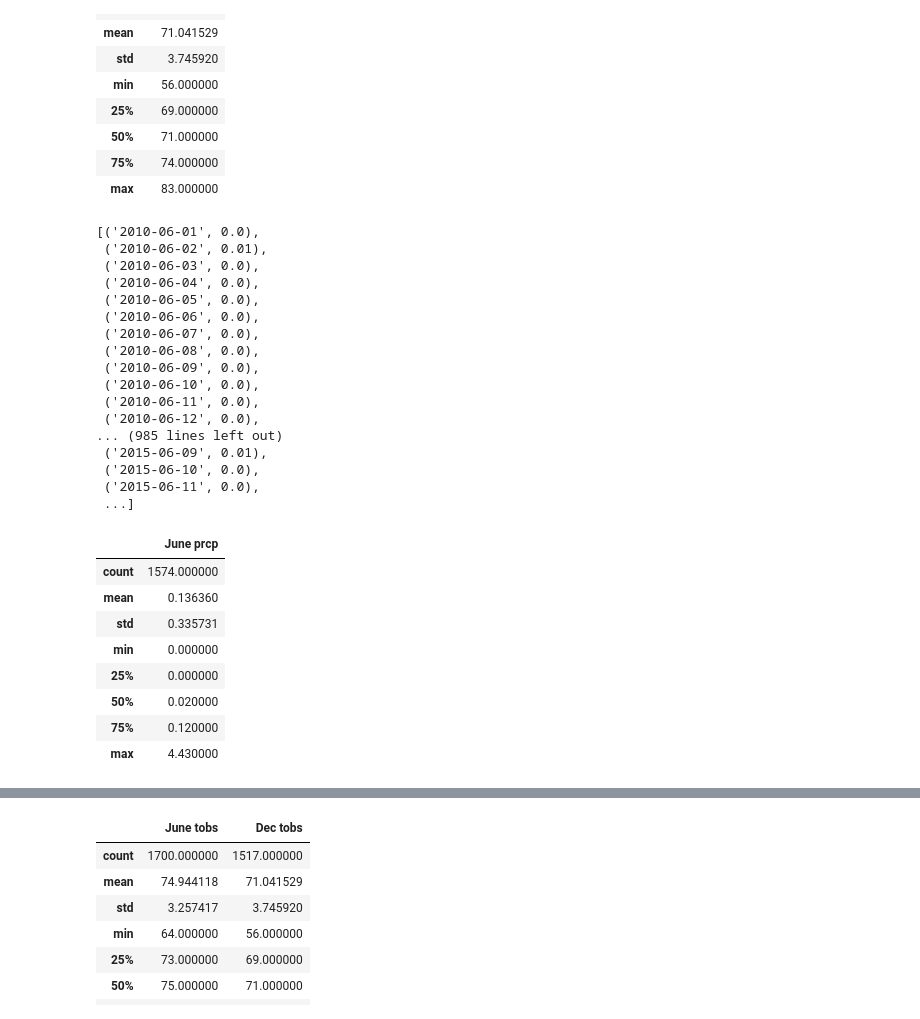
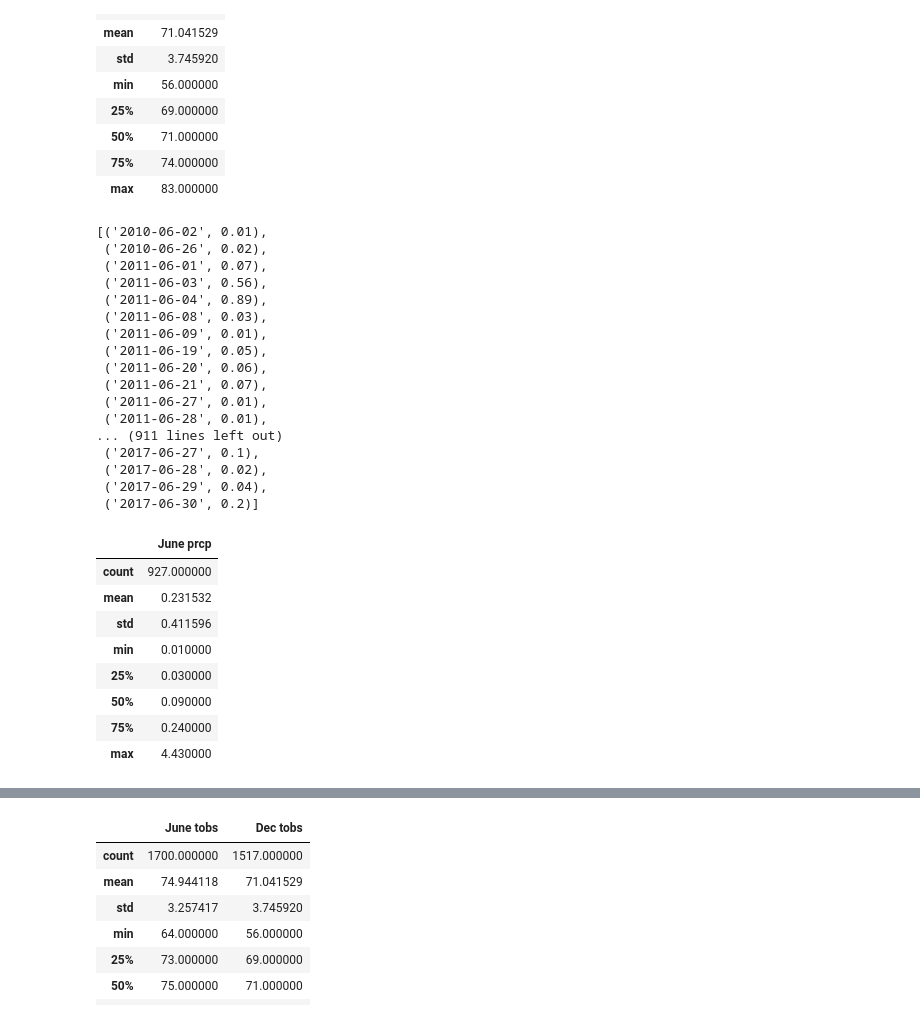
Before and after one commit to Tracari/surfs_up, a Jupyter notebook: SurfsUp_Challenge.ipynb, the cells around one changed output, grey strips where cells are left out. Saved outputs shown, nothing was run; the diff lists cells and outputs as text; code cells hidden in the pictures.

```diff
--- a/SurfsUp_Challenge.ipynb
+++ b/SurfsUp_Challenge.ipynb
@@ -156,39 +156,41 @@ dec_df.describe()
 # %%
 # Additional query: Query for precipitation for the month of june
 june_prcp = []
-june_prcp = session.query(Measurement.date, Measurement.prcp).filter(extract("month", Measurement.date)==6).all()
+june_prcp = session.query(Measurement.date, Measurement.prcp).\
+    filter(extract("month", Measurement.date)==6).\
+    filter(Measurement.prcp > 0.0).all()
 june_prcp
 # %% [output]
-[('2010-06-01', 0.0),
- ('2010-06-02', 0.01),
- ('2010-06-03', 0.0),
- ('2010-06-04', 0.0),
- ('2010-06-05', 0.0),
- ('2010-06-06', 0.0),
- ('2010-06-07', 0.0),
- ('2010-06-08', 0.0),
- ('2010-06-09', 0.0),
- ('2010-06-10', 0.0),
- ('2010-06-11', 0.0),
- ('2010-06-12', 0.0),
-... (985 lines left out)
- ('2015-06-09', 0.01),
- ('2015-06-10', 0.0),
- ('2015-06-11', 0.0),
- ...]
+[('2010-06-02', 0.01),
+ ('2010-06-26', 0.02),
+ ('2011-06-01', 0.07),
+ ('2011-06-03', 0.56),
+ ('2011-06-04', 0.89),
+ ('2011-06-08', 0.03),
+ ('2011-06-09', 0.01),
+ ('2011-06-19', 0.05),
+ ('2011-06-20', 0.06),
+ ('2011-06-21', 0.07),
+ ('2011-06-27', 0.01),
+ ('2011-06-28', 0.01),
+... (911 lines left out)
+ ('2017-06-27', 0.1),
+ ('2017-06-28', 0.02),
+ ('2017-06-29', 0.04),
+ ('2017-06-30', 0.2)]
 # %%
 # Create a DataFrame for the list of recorded 'prcp' for June and provide summary statistic.
-june_rain_df = pd.DataFrame(june_prcp, columns=['Date','June prcp'])
-june_rain_df.describe()
+june_rain = pd.DataFrame(june_prcp, columns=['Date','June prcp'])
+june_rain.describe()
 # %% [output]
 |  | June prcp |
-| count | 1574.000000 |
-| mean | 0.136360 |
-| std | 0.335731 |
-| min | 0.000000 |
-| 25% | 0.000000 |
-| 50% | 0.020000 |
-| 75% | 0.120000 |
+| count | 927.000000 |
+| mean | 0.231532 |
+| std | 0.411596 |
+| min | 0.010000 |
+| 25% | 0.030000 |
+| 50% | 0.090000 |
+| 75% | 0.240000 |
 | max | 4.430000 |
 # %%
 # Additional query: Query for precipitation for the month of Dec
```
Also changed, not shown: parts of 5 cells of this notebook.
